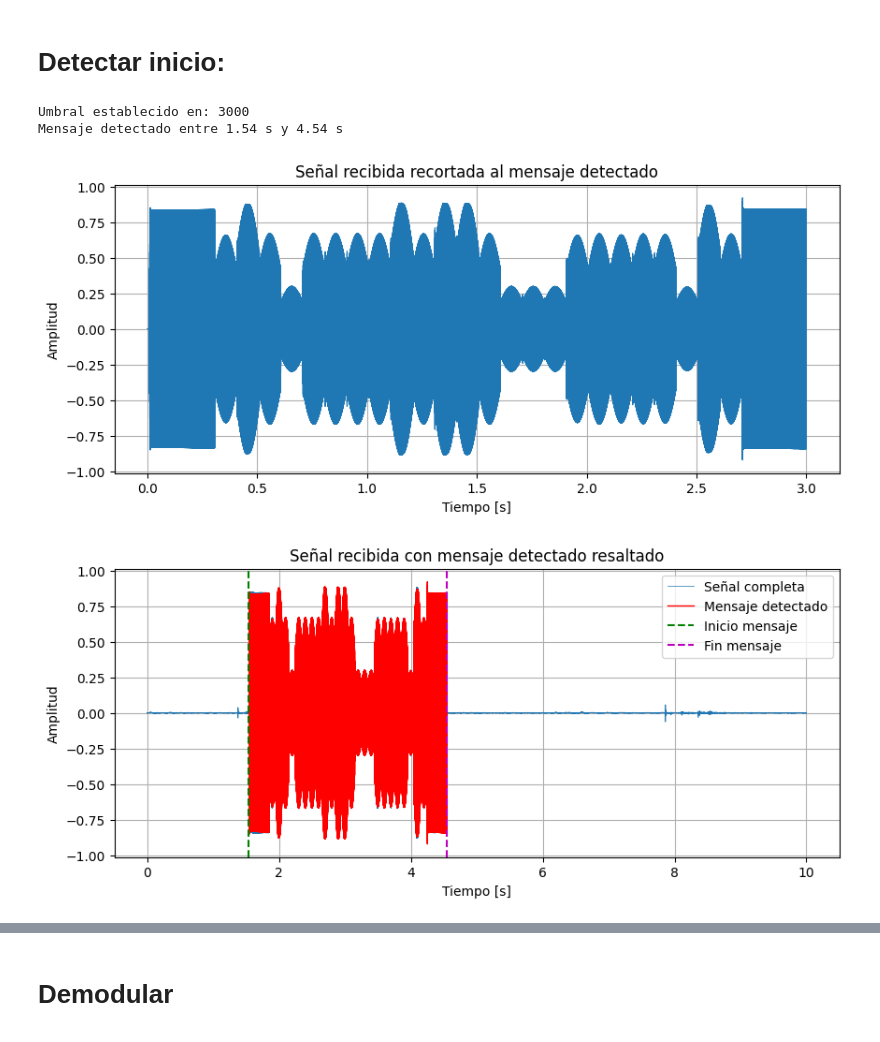
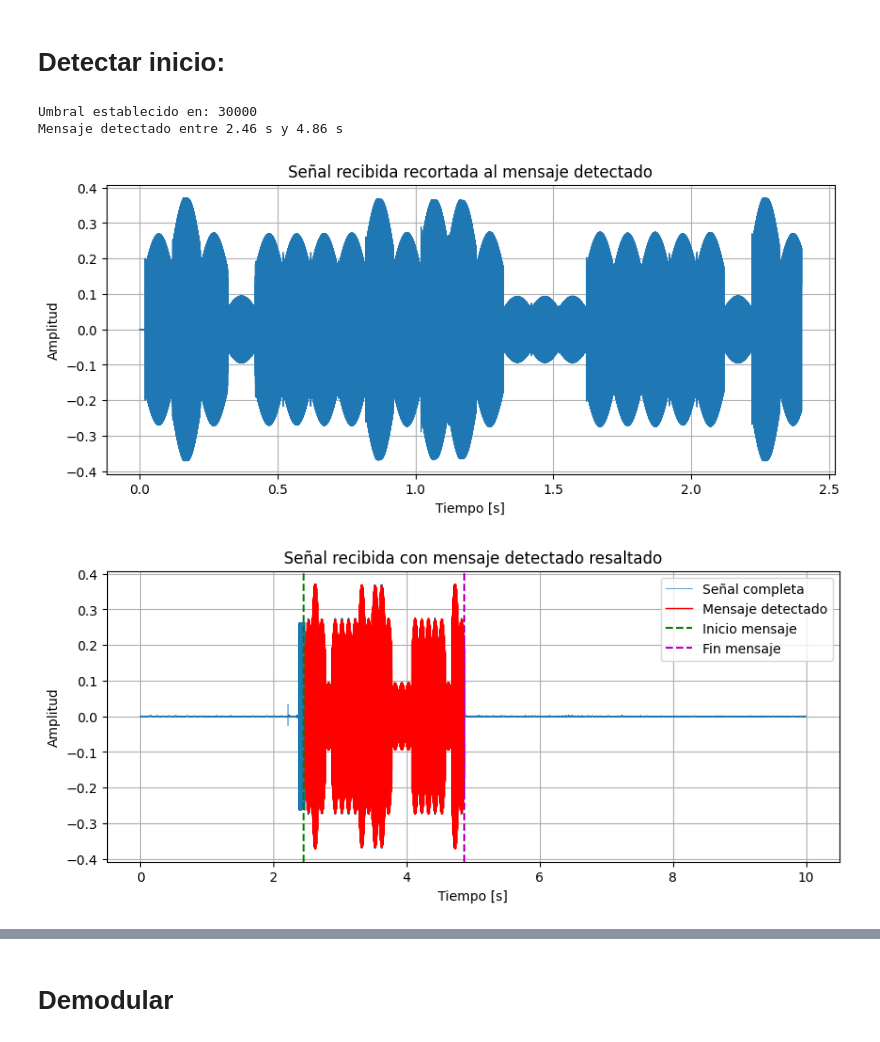
Before and after one commit to jbcgames/Proyecto_Final_PDS, a Jupyter notebook: Receptor.ipynb, the cells around one changed output, grey strips where cells are left out. Drawn from its saved outputs; the diff is of its cells as text; code cells hidden in the pictures.

```diff
--- a/Receptor.ipynb
+++ b/Receptor.ipynb
@@ -235,7 +235,7 @@ def bandpass_filter(signal, fs, fc, bandwidth=2000, order=5):
 
 # Respuesta natural del filtro
 f = 10000  # frecuencia central
-b, a = butter(5, [(f - 10)/(48000/2), (f + 10)/(48000/2)], btype='band')
+b, a = butter(5, [(f - 1000)/(48000/2), (f + 1000)/(48000/2)], btype='band')
 w, h = freqz(b, a, worN=8000)
 plt.plot(0.5*fs*w/np.pi, np.abs(h), 'b')
 # barra de frecuencia de corte
@@ -261,7 +261,7 @@ plt.grid()
 plt.show()
 
 # Aplicar filtro pasa banda
-x = bandpass_filter(rx, fs, 3000, bandwidth=500, order=5)
+x = bandpass_filter(rx, fs, 3000, bandwidth=1000, order=5)
 # FFT de la señal filtrada
 yf_filt = fft(x)
 plt.plot(xf, 2.0/N * np.abs(yf_filt[0:N//2]))
@@ -308,7 +308,7 @@ for i in range(0, len(x)-window, window):
     power.append(goertzel(chunk, fs, fc))
 power = np.array(power)
 noise = power[:int(1.0/(0.02))]  # 1 segundo de ruido
-test = 3000
+test = 30000
 while True:
     try:
         umbral = noise.mean() + test*noise.std()
@@ -321,37 +321,37 @@ while True:
         test = int(test/2)
 
 
 print(f"Mensaje detectado entre {start:.2f} s y {end:.2f} s")
 # recortar señal al mensaje detectado
 start_sample = int(start * fs)
 end_sample   = int(end * fs)
 rx_msg = x[start_sample:end_sample]
 t_msg = np.arange(len(rx_msg)) / fs
 plt.figure(figsize=(10,4))
 plt.plot(t_msg, rx_msg, linewidth=0.8)
 plt.title("Señal recibida recortada al mensaje detectado")
 plt.xlabel("Tiempo [s]")
 plt.ylabel("Amplitud")
 plt.grid(True)
 plt.show()
 # Mostrar ventaja de audio recortada
 plt.figure(figsize=(10,4))
 plt.plot(t_full, rx, linewidth=0.5, label="Señal completa")
 plt.plot(t_msg + start, rx_msg, color='r', linewidth=1.0, label="Mensaje detectado")
 # Aplicar lineas donde se detecto el mensaje
 plt.axvline(start, color='g', linestyle='--', label="Inicio mensaje")
 plt.axvline(end, color='m', linestyle='--', label="Fin mensaje")
 plt.title("Señal recibida con mensaje detectado resaltado")
 plt.xlabel("Tiempo [s]")
 plt.ylabel("Amplitud")
 plt.legend()
 plt.grid(True)
 plt.show()
 # %% [output]
-Umbral establecido en: 3000
-Mensaje detectado entre 1.54 s y 4.54 s
+Umbral establecido en: 30000
+Mensaje detectado entre 2.46 s y 4.86 s
-[figure, old version]
+[figure, new version]
-[figure, old version]
+[figure, new version]
 # %%
 # Aplicar pll para corregir fase
 phase_hist, phase_final = pll_track_phase(rx_msg, fs, fc, Kp=0.01, Ki=0.001)
```
Also changed, not shown: parts of 7 cells of this notebook.
